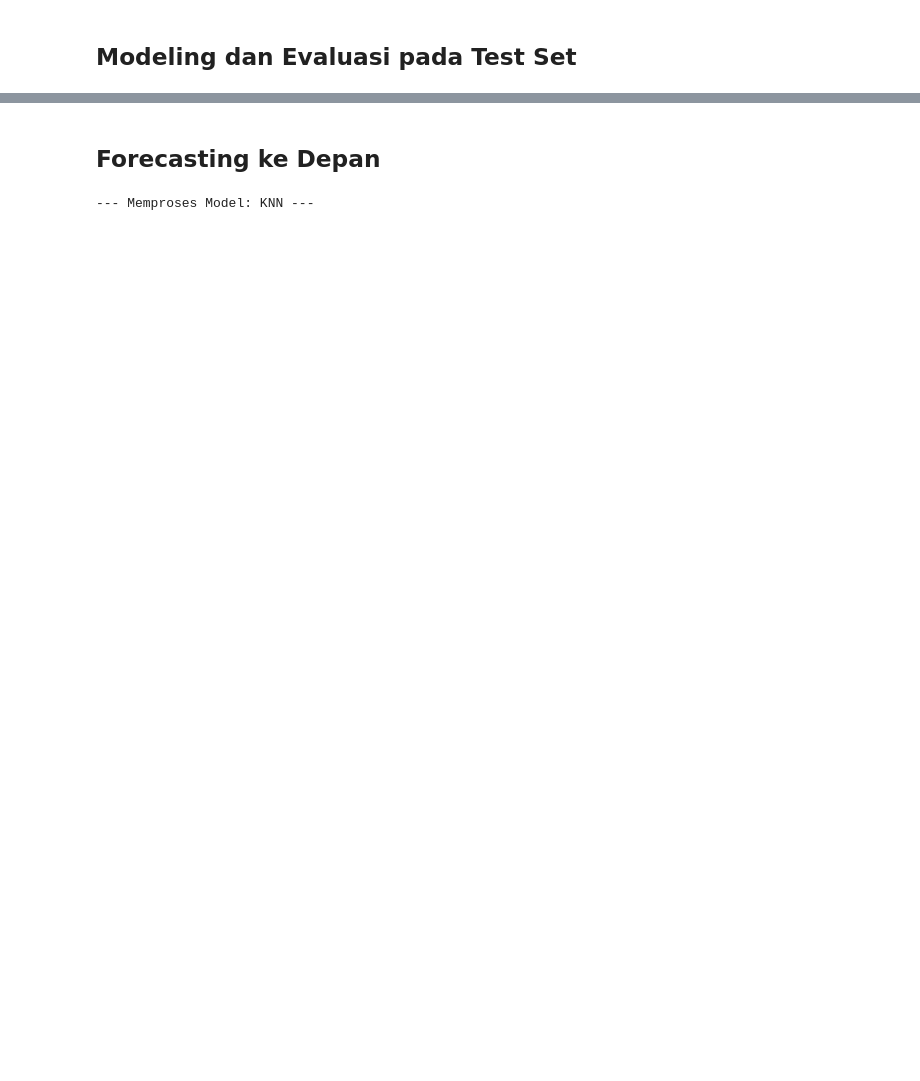
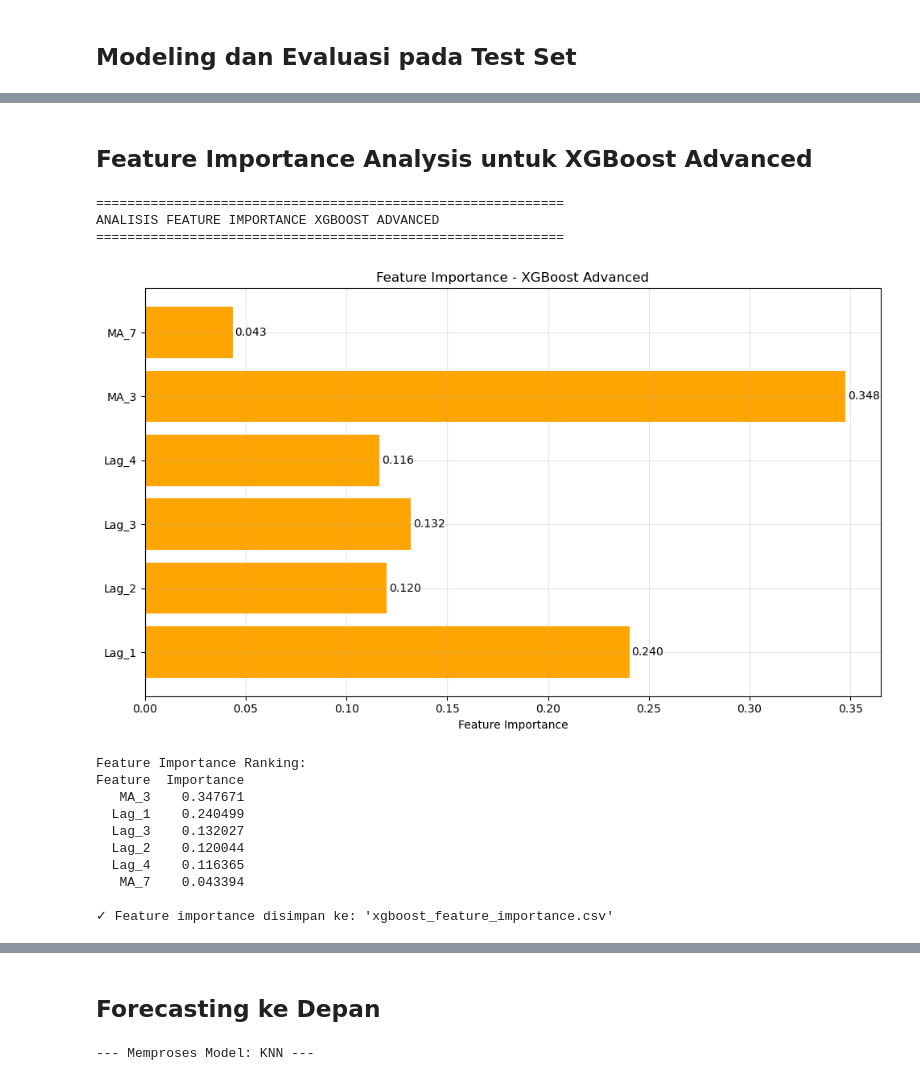
Before and after one commit to peder24/pkl_bps_batu, a Jupyter notebook: forecasting.ipynb, the cells around one changed output, grey strips where cells are left out. Cells and saved outputs as stored; diff of their text form; code cells hidden in the pictures; blank space fills up the shorter version.

```diff
--- a/forecasting.ipynb
+++ b/forecasting.ipynb
@@ -110,0 +312,53 @@ Memulai eksperimen model...
+# %% [markdown]
+## Feature Importance Analysis untuk XGBoost Advanced
+# %%
+print(f"\n{'='*60}")
+print("ANALISIS FEATURE IMPORTANCE XGBOOST ADVANCED")
+print(f"{'='*60}")
+
+if 'XGBoost_Advanced' in trained_models:
+    xgb_model = trained_models['XGBoost_Advanced']
+    feature_importance = xgb_model.get_feature_importance()
+
+    if feature_importance is not None:
+        # Visualisasi Feature Importance
+        plt.figure(figsize=(10, 6))
+        plt.barh(FEATURE_COLS, feature_importance, color='orange')
+        plt.xlabel('Feature Importance')
+        plt.title('Feature Importance - XGBoost Advanced')
+        plt.grid(True, alpha=0.3)
+
+        # Tampilkan nilai importance
+        for i, v in enumerate(feature_importance):
+            plt.text(v + 0.001, i, f'{v:.3f}', va='center', fontsize=10)
+
+        plt.tight_layout()
+        plt.show()
+
+        # Tabel feature importance
+        importance_df = pd.DataFrame({
+            'Feature': FEATURE_COLS,
+            'Importance': feature_importance
+        }).sort_values('Importance', ascending=False)
+
+        print("\nFeature Importance Ranking:")
+        print(importance_df.to_string(index=False))
+
+        # Simpan feature importance
+        importance_df.to_csv('xgboost_feature_importance.csv', index=False)
+        print(f"\n✓ Feature importance disimpan ke: 'xgboost_feature_importance.csv'")
+# %% [output]
+============================================================
+ANALISIS FEATURE IMPORTANCE XGBOOST ADVANCED
+============================================================
+[figure, added]
+Feature Importance Ranking:
+Feature  Importance
+   MA_3    0.347671
+  Lag_1    0.240499
+  Lag_3    0.132027
+  Lag_2    0.120044
+  Lag_4    0.116365
+   MA_7    0.043394
+
+✓ Feature importance disimpan ke: 'xgboost_feature_importance.csv'
```
Also changed, not shown: parts of 17 cells of this notebook, 6 other files.
